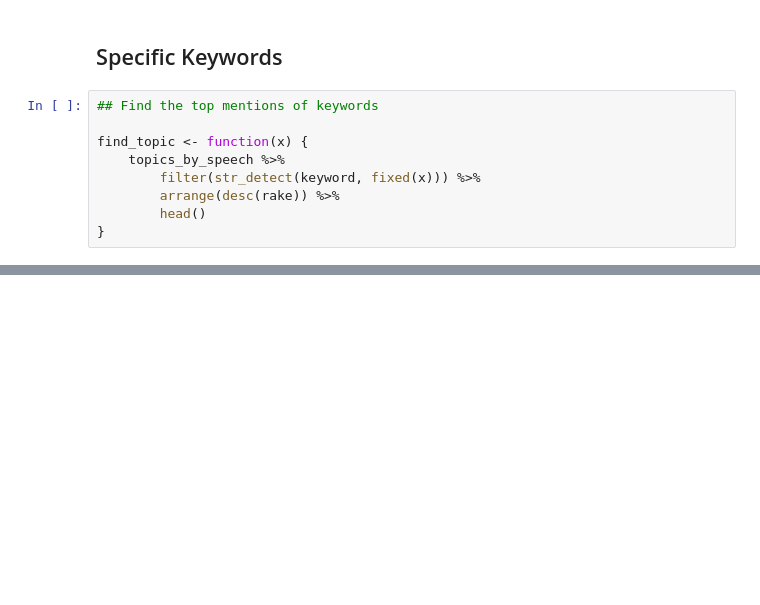
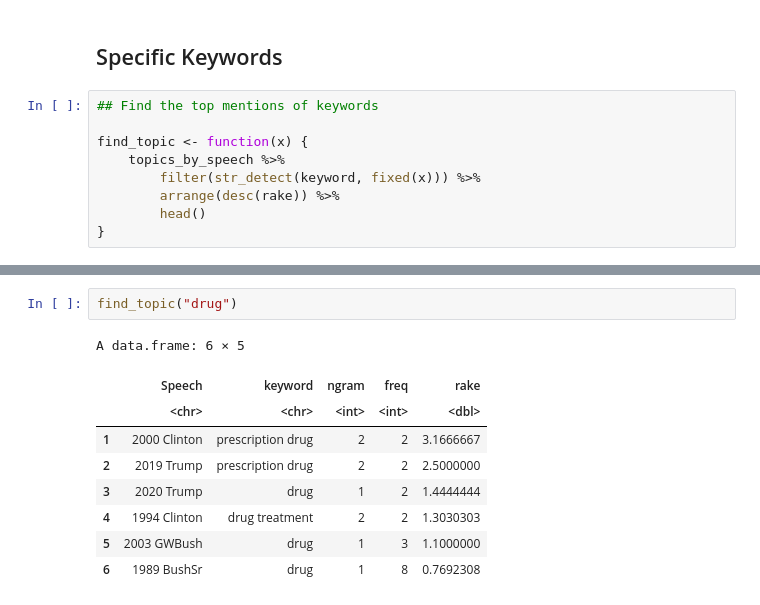
Before and after one commit to lab1702/SOTU, a Jupyter notebook: State of the Union Topic Modeling with udpipe.ipynb, the cells around one changed output, grey strips where cells are left out. Drawn from its saved outputs; the diff is of its cells as text; blank space fills up the shorter version.

```diff
--- a/State of the Union Topic Modeling with udpipe.ipynb
+++ b/State of the Union Topic Modeling with udpipe.ipynb
@@ -131,3 +134,15 @@ A data.frame: 6 × 5
+# %%
+find_topic("drug")
+# %% [output]
+A data.frame: 6 × 5
+|  | Speech | keyword | ngram | freq | rake |
+|  | <chr> | <chr> | <int> | <int> | <dbl> |
+| 1 | 2000 Clinton | prescription drug | 2 | 2 | 3.1666667 |
+| 2 | 2019 Trump | prescription drug | 2 | 2 | 2.5000000 |
+| 3 | 2020 Trump | drug | 1 | 2 | 1.4444444 |
+| 4 | 1994 Clinton | drug treatment | 2 | 2 | 1.3030303 |
+| 5 | 2003 GWBush | drug | 1 | 3 | 1.1000000 |
+| 6 | 1989 BushSr | drug | 1 | 8 | 0.7692308 |
 # %%
 find_topic("immigration")
 # %% [output]
```
Also changed, not shown: parts of 20 cells of this notebook, 4 other files.
